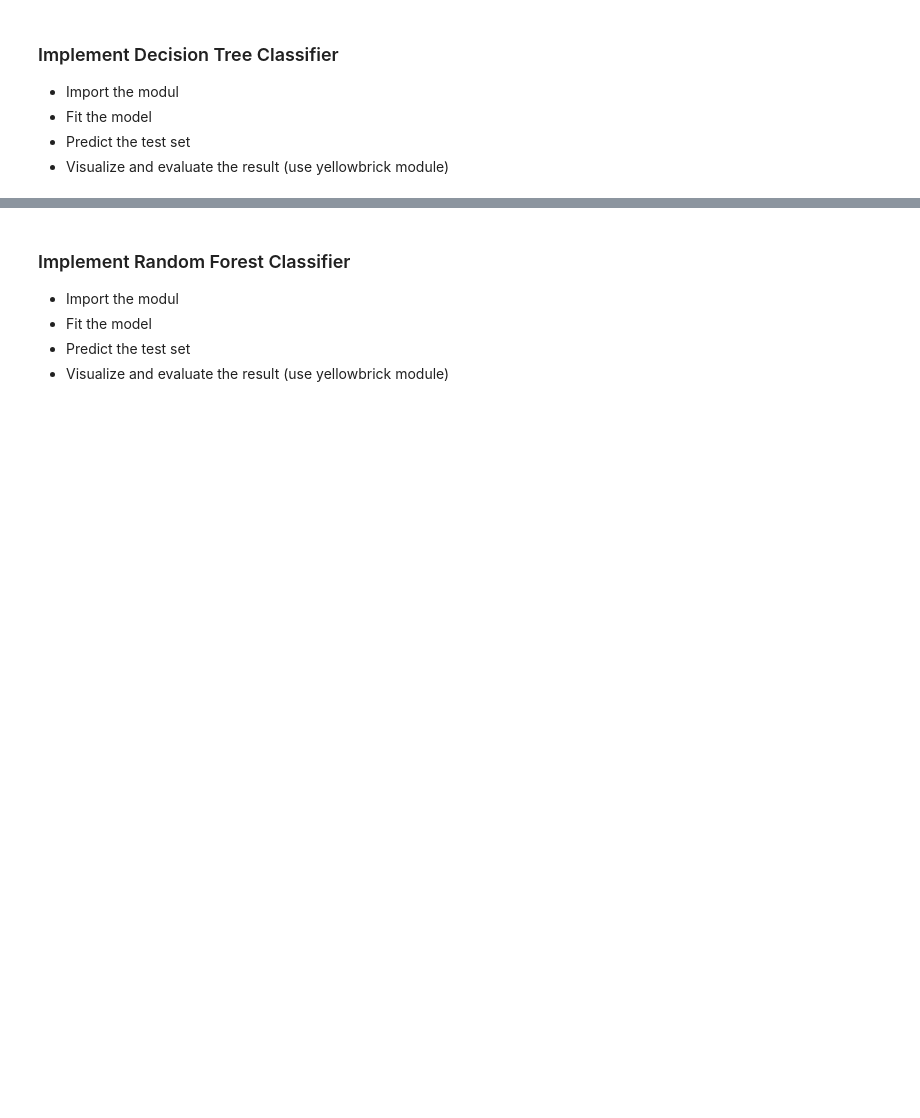
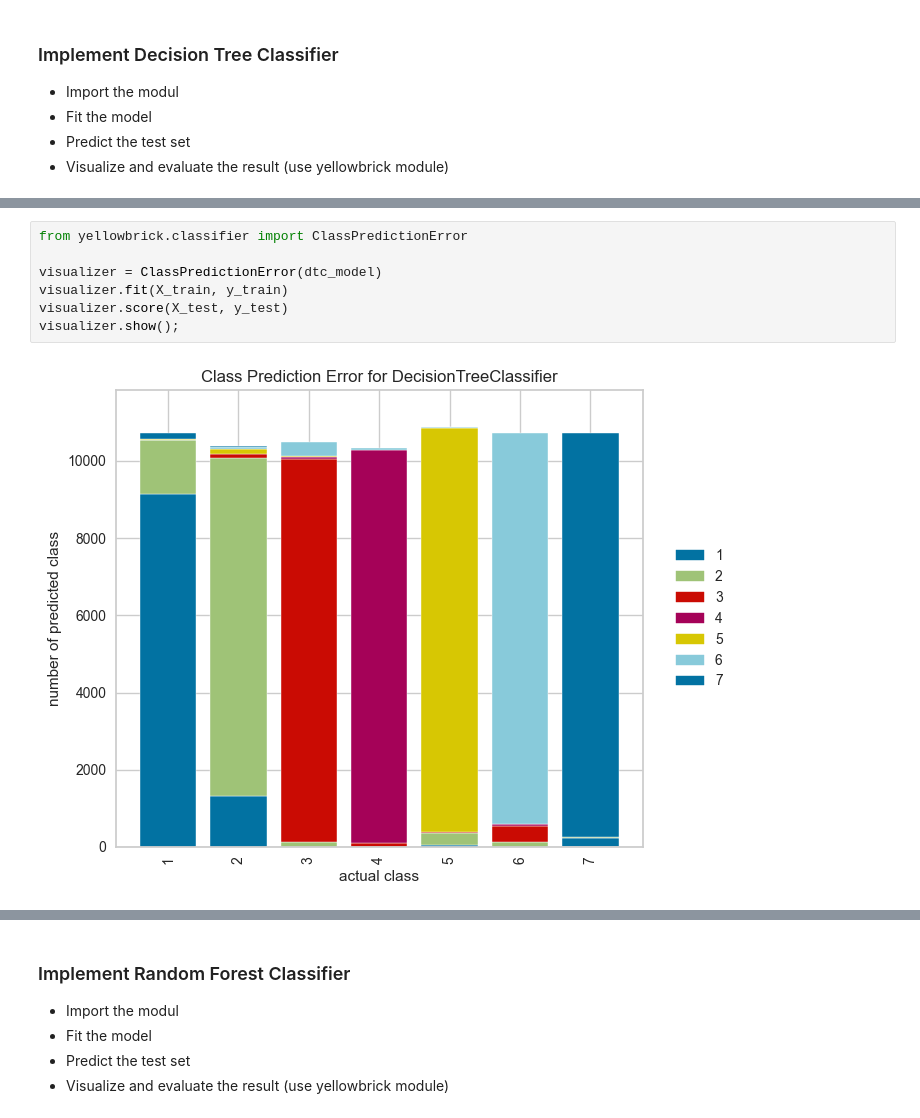
Before and after one commit to alikrkm/My-Documents, a Jupyter notebook: ML/Tree_Types_Prediction_Classification_student.ipynb, the cells around one changed output, grey strips where cells are left out. Cells and saved outputs as stored; diff of their text form; blank space fills up the shorter version.

```diff
--- a/ML/Tree_Types_Prediction_Classification_student.ipynb
+++ b/ML/Tree_Types_Prediction_Classification_student.ipynb
@@ -477,0 +703,9 @@ In this section, you have two main tasks that apply to each algorithm:
+# %%
+from yellowbrick.classifier import ClassPredictionError
+
+visualizer = ClassPredictionError(dtc_model)
+visualizer.fit(X_train, y_train)
+visualizer.score(X_test, y_test)
+visualizer.show();
+# %% [output]
+[figure, added]
```
Also changed, not shown: parts of 43 cells of this notebook.
